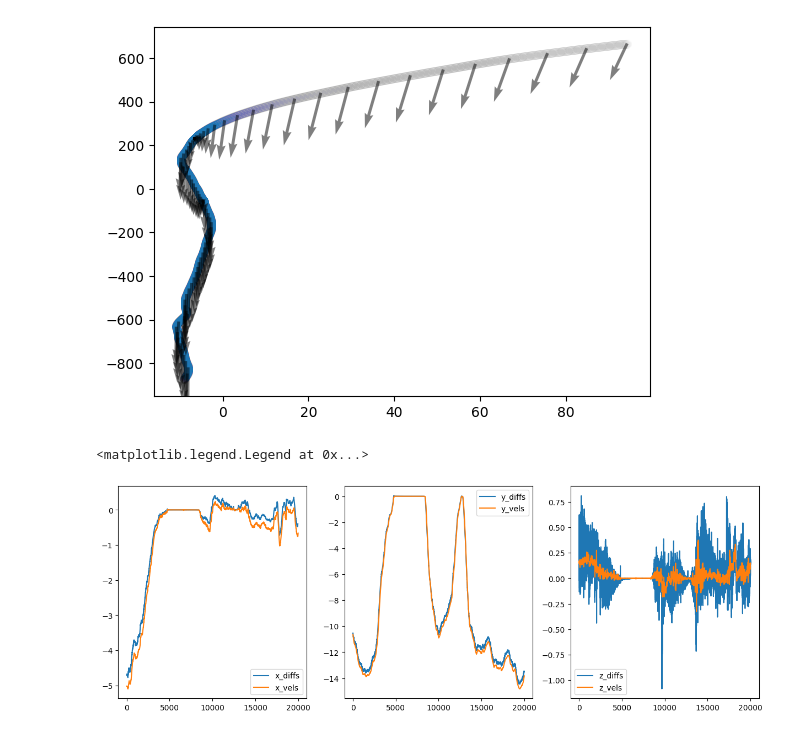
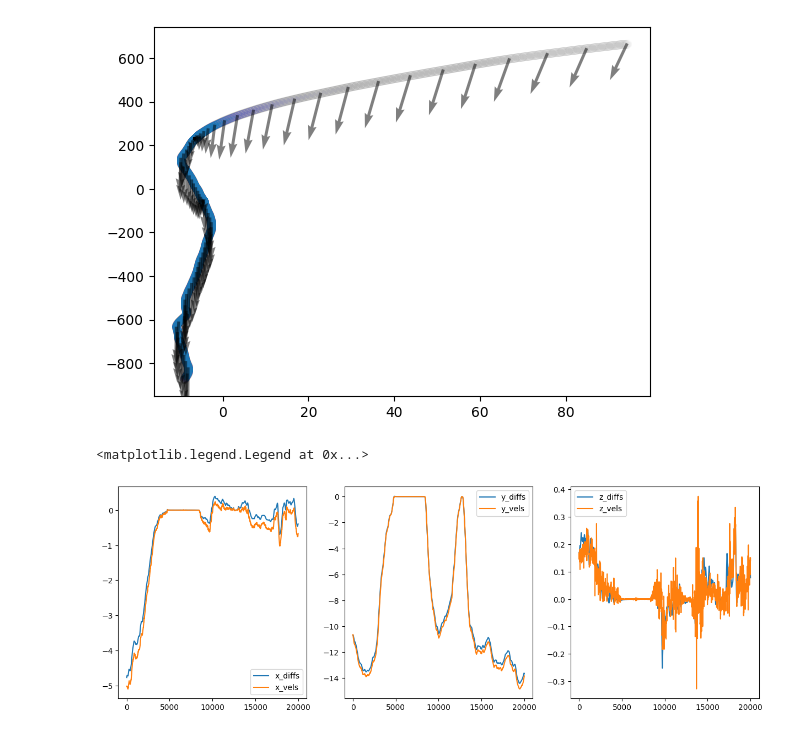
Before and after one commit to pimpale/metadrive-offline-rl-benchmark, a Jupyter notebook: old_experiments/nuplan-velocity-exploration.ipynb, the cells around one changed output. Cells and saved outputs as stored; diff of their text form; code cells hidden in the pictures.

```diff
--- a/old_experiments/nuplan-velocity-exploration.ipynb
+++ b/old_experiments/nuplan-velocity-exploration.ipynb
@@ -9,6 +9,7 @@ import numpy.typing as npt
 
 @dataclass
 class State:
+    timestamp: float
     quaternion: npt.NDArray[np.float64]
     velocity: npt.NDArray[np.float64]
     position: npt.NDArray[np.float64]
@@ -33,8 +34,8 @@ for file_path in file_iter:
     trajectory = []
     with sqlite3.connect(file_path) as conn:
         cur = conn.cursor()
-        for (vx, vy, vz, qw, qx, qy, qz, x, y, z) in cur.execute("SELECT vx, vy, vz, qw, qx, qy, qz, x, y, z FROM ego_pose"):
-            s = State(quaternion=np.array([qx, qy, qz, qw]), velocity=np.array([vx, vy, vz]), position=np.array([x, y, z]))
+        for (timestamp, vx, vy, vz, qw, qx, qy, qz, x, y, z) in cur.execute("SELECT timestamp, vx, vy, vz, qw, qx, qy, qz, x, y, z FROM ego_pose"):
+            s = State(timestamp=timestamp, quaternion=np.array([qx, qy, qz, qw]), velocity=np.array([vx, vy, vz]), position=np.array([x, y, z]))
             trajectory.append(s)
     trajectories.append(trajectory)
     print(f"Loaded trajectory of len {len(trajectory)} from {file_path}")
@@ -108,16 +87,18 @@ plt.show()
 # %% [output]
 [figure]
 # %%
+from scipy.ndimage import gaussian_filter1d
+
 subsection = trajectories[5][:20000]
 
-x_diffs = []
-x_vels = []
+x_diffs_a: list[float] = []
+x_vels_a: list[float] = []
 
-y_diffs = []
-y_vels = []
+y_diffs_a: list[float] = []
+y_vels_a: list[float] = []
 
-z_diffs = []
-z_vels = []
+z_diffs_a: list[float] = []
+z_vels_a: list[float] = []
 
 for i in range(len(subsection)-1):
     s0 = subsection[i]
@@ -126,54 +107,57 @@ for i in range(len(subsection)-1):
     r = Rotation.from_quat(s0.quaternion)
     global_v = r.apply(s0.velocity)
 
-    x_diffs.append(s1.position[0] - s0.position[0])
-    x_vels.append(global_v[0])
+    x_diffs_a.append(s1.position[0] - s0.position[0])
+    x_vels_a.append(global_v[0])
 
-    y_diffs.append(s1.position[1] - s0.position[1])
-    y_vels.append(global_v[1])
+    y_diffs_a.append(s1.position[1] - s0.position[1])
+    y_vels_a.append(global_v[1])
 
-    z_diffs.append(s1.position[2] - s0.position[2])
-    z_vels.append(global_v[2])
+    z_diffs_a.append(s1.position[2] - s0.position[2])
+    z_vels_a.append(global_v[2])
 
 
-x_diffs = np.array(x_diffs)
-x_vels = np.array(x_vels)
+x_diffs = np.array(x_diffs_a)
+x_vels = np.array(x_vels_a)
+y_diffs = np.array(y_diffs_a)
+y_vels = np.array(y_vels_a)
+z_diffs = np.array(z_diffs_a)
+z_vels = np.array(z_vels_a)
 
 
-# running average of 20
-x_diffs = np.convolve(x_diffs, np.ones(30), 'valid') / 30
+
+x_diffs:np.ndarray = gaussian_filter1d(x_diffs, 30, mode='nearest')
 x_diffs *= 100
 
-y_diffs = np.array(y_diffs)
-y_diffs = np.convolve(y_diffs, np.ones(30), 'valid') / 30
 
+y_diffs:np.ndarray = gaussian_filter1d(y_diffs, 30, mode='nearest')
 y_diffs *= 100
-y_vels = np.array(y_vels)
 
-z_diffs = np.array(z_diffs)
+
+z_diffs:np.ndarray = gaussian_filter1d(z_diffs, 30, mode='nearest')
 z_diffs *= 100
-z_vels = np.array(z_vels)
+
 
 
 
 plt.figure(figsize=(15, 5))
 plt.subplot(1, 3, 1)
 plt.plot(x_diffs, label='x_diffs')
 plt.plot(x_vels, label='x_vels')
 plt.legend()
 
 plt.subplot(1, 3, 2)
 plt.plot(y_diffs, label='y_diffs')
 plt.plot(y_vels, label='y_vels')
 plt.legend()
 
 plt.subplot(1, 3, 3)
 plt.plot(z_diffs, label='z_diffs')
 plt.plot(z_vels, label='z_vels')
 plt.legend()
 # %% [output]
 <matplotlib.legend.Legend at 0x...>
-[figure, old version]
+[figure, new version]
 # %%
 import numpy as np
 
```
Also changed, not shown: parts of 9 cells of this notebook, 3 other files.
